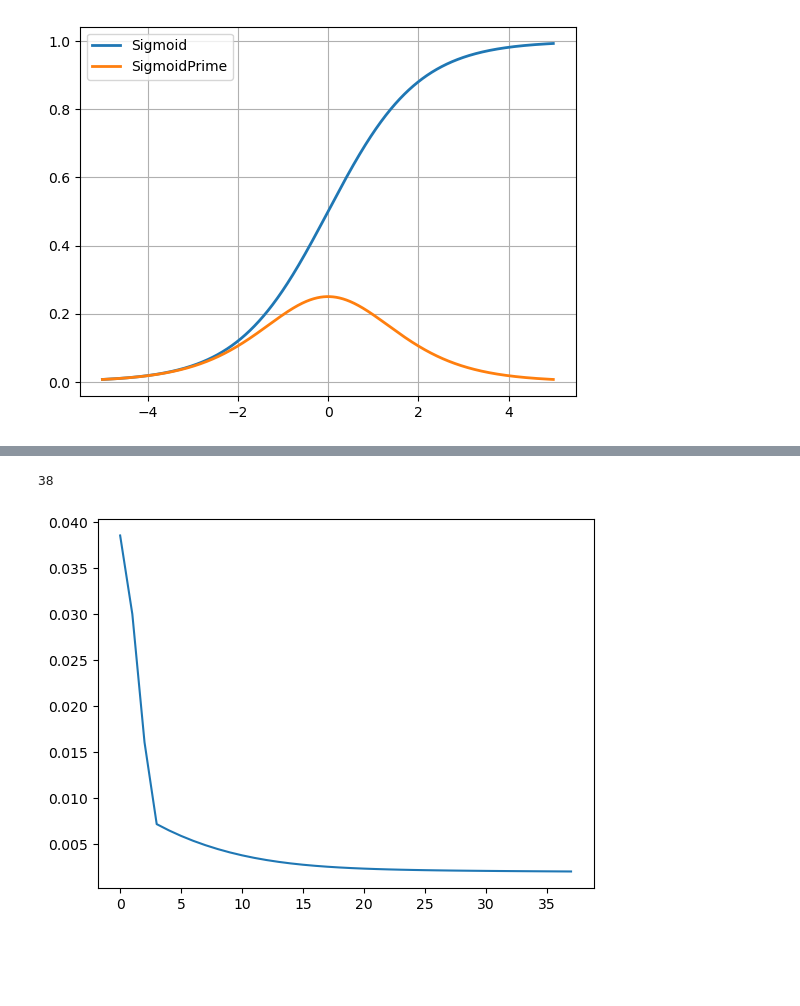
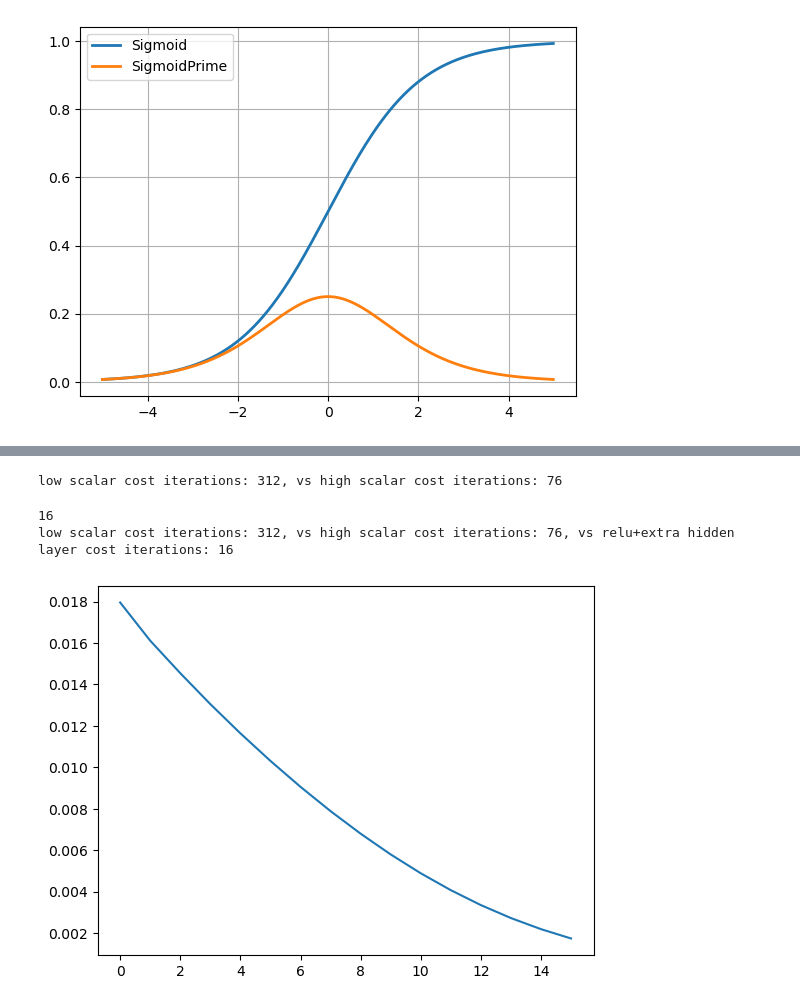
Before and after one commit to ranashreyas/Cogsci131_assg1, a Jupyter notebook: NeuralNetsSummer23.ipynb, the cells around one changed output, grey strips where cells are left out. Cells and saved outputs as stored; diff of their text form; code cells hidden in the pictures; blank space fills up the shorter version.

```diff
--- a/NeuralNetsSummer23.ipynb
+++ b/NeuralNetsSummer23.ipynb
@@ -209,0 +212,3 @@ print(iterations)
+# %%
+# using a bigger scalar
+nn2_iter = min_cost(NN2, 10)
@@ -210,21 +218,32 @@ print(iterations)
+# %%
+print("low scalar cost iterations: " + str(nn1_iter) + ", vs high scalar cost iterations: " + str(nn2_iter))
+# %% [output]
+low scalar cost iterations: 312, vs high scalar cost iterations: 76
 # %%
-# using a bigger scalar
+###2
 
-cost_history2 = []
+NN3 = Neural_Network()
+NN3.updateHiddenLayer() #Adds a new hidden layer of size 5
+
+cost_history3 = []
 iterations = 0
 
 cost = 100
 while cost > 0.002:
-    scalar = 30
-    dJdW1, dJdW2 = NN2.costFunctionPrime(X, y)
-    NN2.W1 = NN2.W1 - scalar * dJdW1
-    NN2.W2 = NN2.W2 - scalar * dJdW2
-    cost = NN2.costFunction(X, y)
-    cost_history2.append(cost)
+    scalar = 1.0
+    dJdW1, dJdW2, dJdW3 = NN3.costFunctionPrime_relu(X, y)
+    NN3.W1 = NN3.W1 - scalar * dJdW1
+    NN3.W2 = NN3.W2 - scalar * dJdW2
+    NN3.W3 = NN3.W3 - scalar * dJdW3
+    cost = NN3.costFunction_relu(X, y)
+    cost_history3.append(cost)
     iterations += 1
+#     print(cost)
 
-plt.plot(cost_history2)
+plt.plot(cost_history3)
 print(iterations)
+print("low scalar cost iterations: " + str(nn1_iter) + ", vs high scalar cost iterations: " + str(nn2_iter) + ", vs relu+extra hidden layer cost iterations: " + str(iterations))
 # %% [output]
-38
+16
+low scalar cost iterations: 312, vs high scalar cost iterations: 76, vs relu+extra hidden layer cost iterations: 16
-[figure, old version]
+[figure, new version]
```
Also changed, not shown: parts of 18 cells of this notebook.
